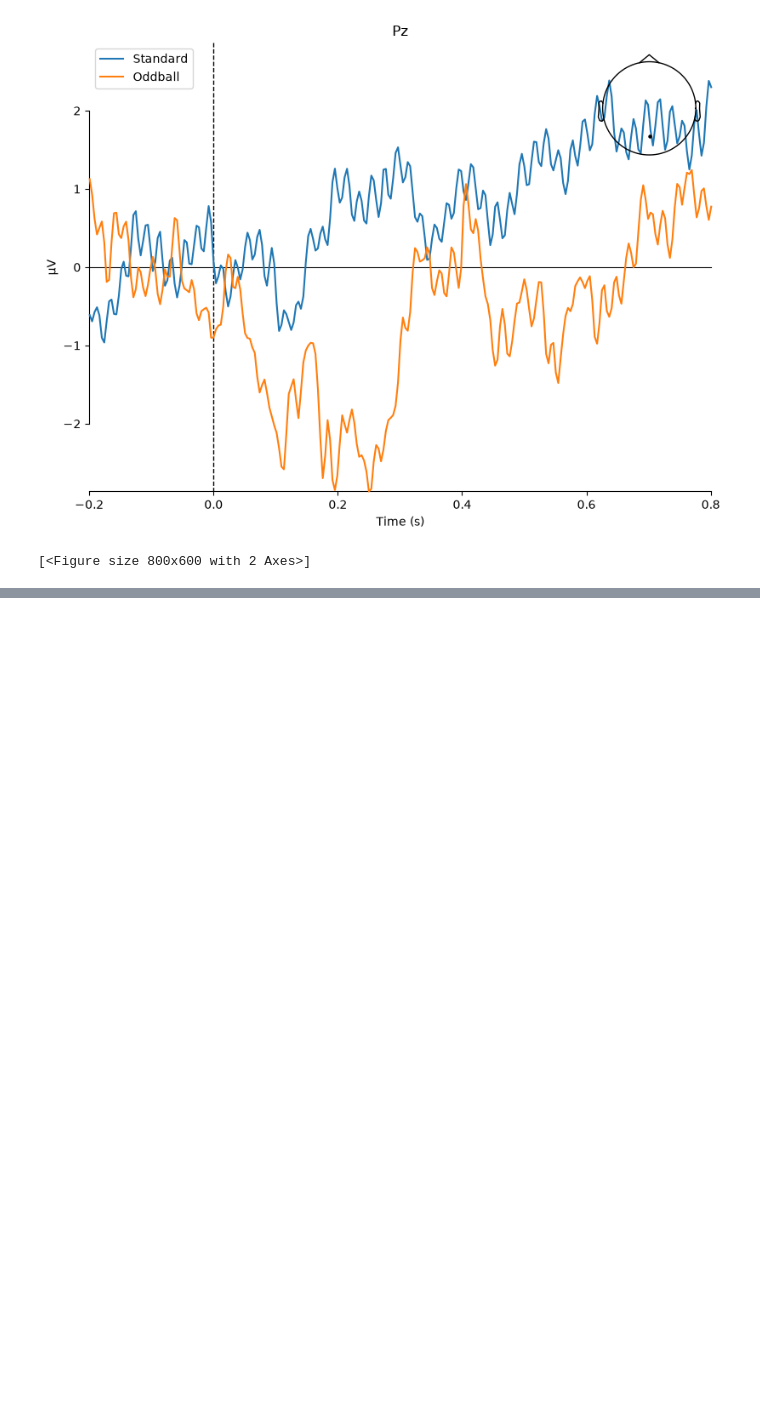
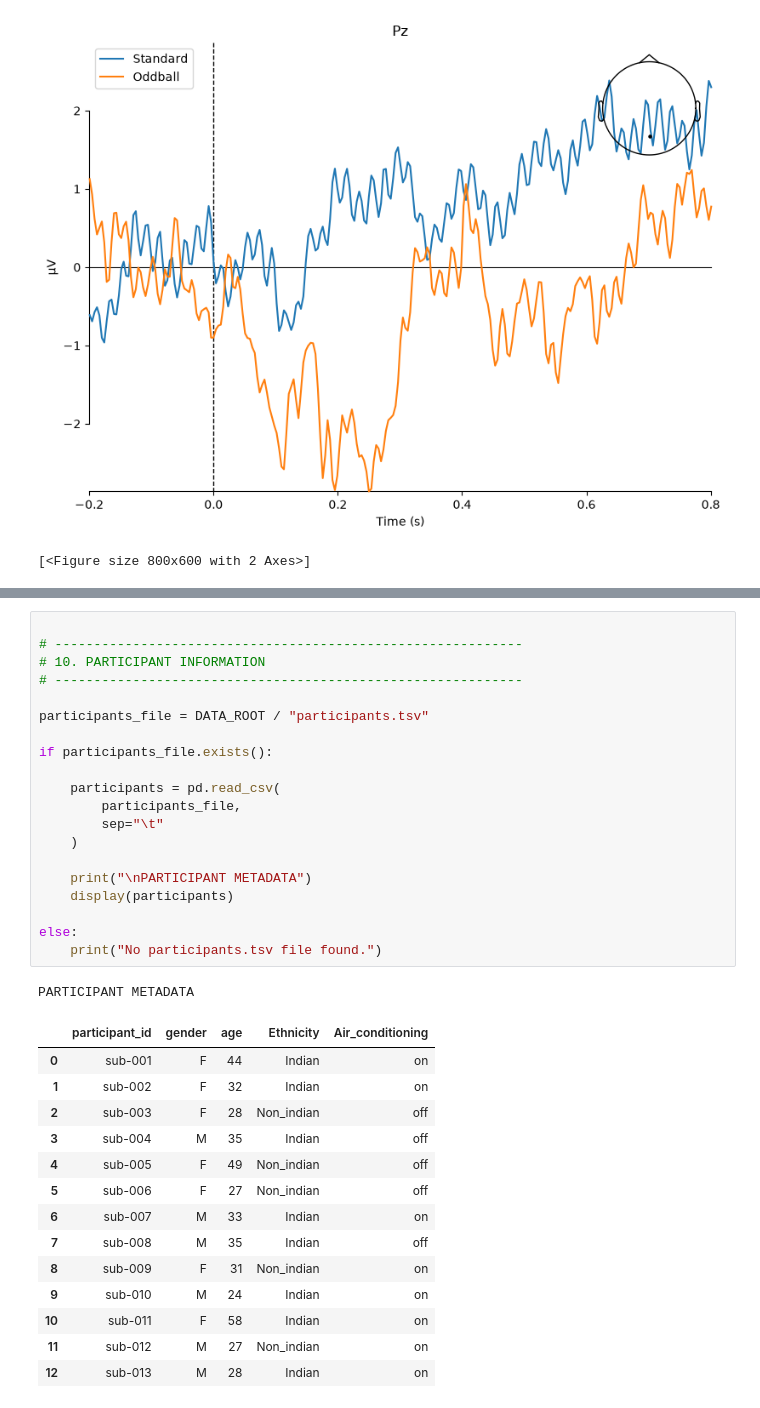
Before and after one commit to fafou7UBC/EEG_project, a Jupyter notebook: project1_openneuro/notebooks/01_explore_data.ipynb, the cells around one changed output, grey strips where cells are left out. Cells and saved outputs as stored; diff of their text form; blank space fills up the shorter version.

```diff
--- a/project1_openneuro/notebooks/01_explore_data.ipynb
+++ b/project1_openneuro/notebooks/01_explore_data.ipynb
@@ -244,0 +605,36 @@ mne.viz.plot_compare_evokeds(
+# %%
+
+# ------------------------------------------------------------
+# 10. PARTICIPANT INFORMATION
+# ------------------------------------------------------------
+
+participants_file = DATA_ROOT / "participants.tsv"
+
+if participants_file.exists():
+
+    participants = pd.read_csv(
+        participants_file,
+        sep="\t"
+    )
+
+    print("\nPARTICIPANT METADATA")
+    display(participants)
+
+else:
+    print("No participants.tsv file found.")
+# %% [output]
+PARTICIPANT METADATA
+|  | participant_id | gender | age | Ethnicity | Air_conditioning |
+| 0 | sub-001 | F | 44 | Indian | on |
+| 1 | sub-002 | F | 32 | Indian | on |
+| 2 | sub-003 | F | 28 | Non_indian | off |
+| 3 | sub-004 | M | 35 | Indian | off |
+| 4 | sub-005 | F | 49 | Non_indian | off |
+| 5 | sub-006 | F | 27 | Non_indian | off |
+| 6 | sub-007 | M | 33 | Indian | on |
+| 7 | sub-008 | M | 35 | Indian | off |
+| 8 | sub-009 | F | 31 | Non_indian | on |
+| 9 | sub-010 | M | 24 | Indian | on |
+| 10 | sub-011 | F | 58 | Indian | on |
+| 11 | sub-012 | M | 27 | Non_indian | on |
+| 12 | sub-013 | M | 28 | Indian | on |
```
Also changed, not shown: parts of 12 cells of this notebook, 3 other files.
